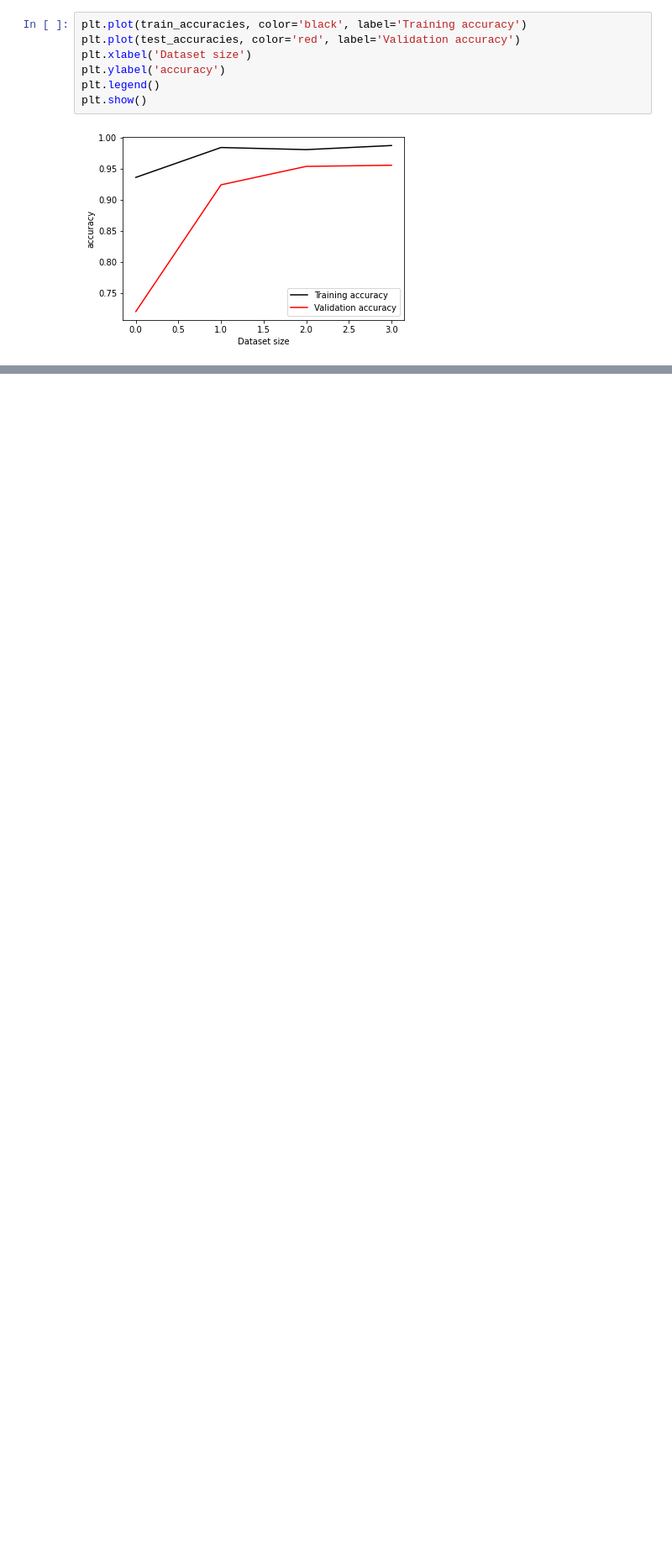
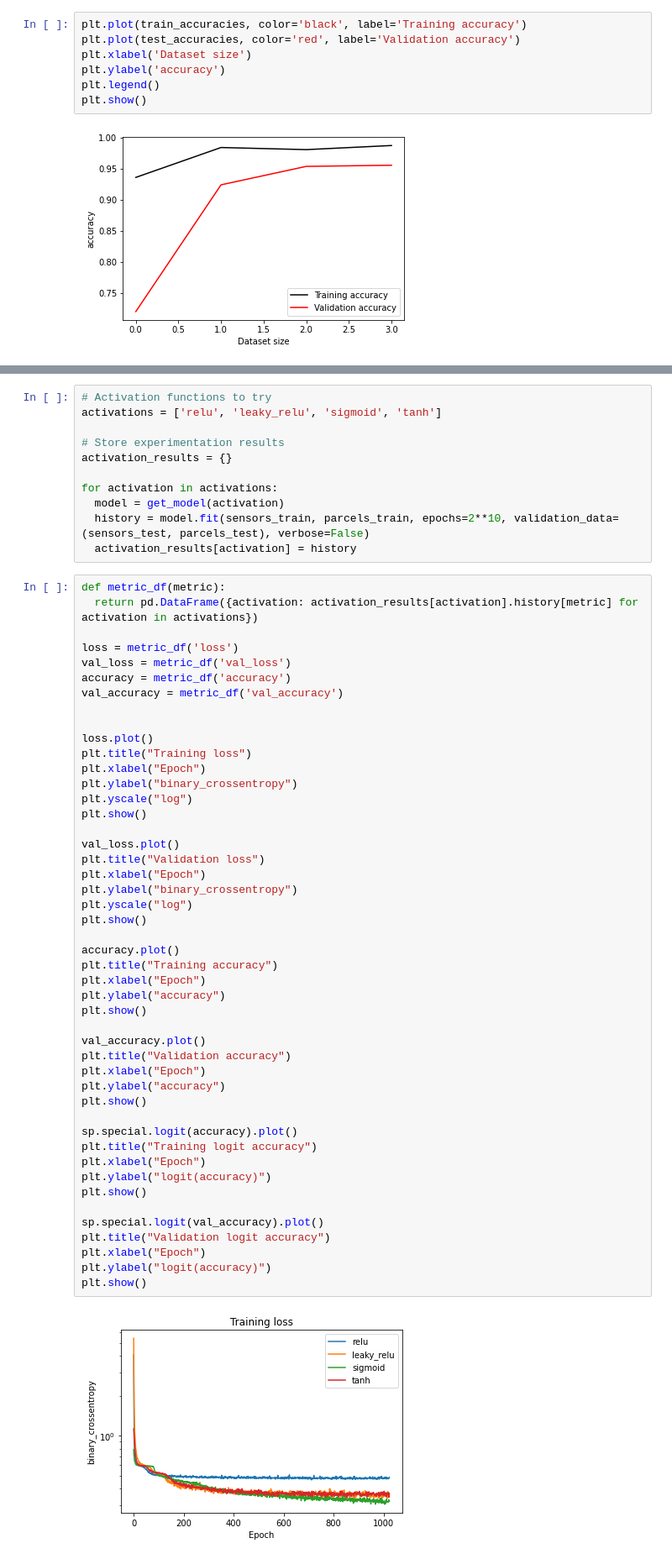
Before and after one commit to PabloBrianese/introduction-to-deep-learning, a Jupyter notebook: introduction-to-deep-learning-with-keras/chapter3.ipynb, the cells around one changed output, grey strips where cells are left out. Shown: that part at 84% size. Drawn from its saved outputs; the diff is of its cells as text; blank space fills up the shorter version.

```diff
--- a/introduction-to-deep-learning-with-keras/chapter3.ipynb
+++ b/introduction-to-deep-learning-with-keras/chapter3.ipynb
@@ -127,0 +190,60 @@ plt.show()
+# %%
+# Activation functions to try
+activations = ['relu', 'leaky_relu', 'sigmoid', 'tanh']
+
+# Store experimentation results
+activation_results = {}
+
+for activation in activations:
+  model = get_model(activation)
+  history = model.fit(sensors_train, parcels_train, epochs=2**10, validation_data=(sensors_test, parcels_test), verbose=False)
+  activation_results[activation] = history
+# %%
+def metric_df(metric):
+  return pd.DataFrame({activation: activation_results[activation].history[metric] for activation in activations})
+
+loss = metric_df('loss')
+val_loss = metric_df('val_loss')
+accuracy = metric_df('accuracy')
+val_accuracy = metric_df('val_accuracy')
+
+
+loss.plot()
+plt.title("Training loss")
+plt.xlabel("Epoch")
+plt.ylabel("binary_crossentropy")
+plt.yscale("log")
+plt.show()
+
+val_loss.plot()
+plt.title("Validation loss")
+plt.xlabel("Epoch")
+plt.ylabel("binary_crossentropy")
+plt.yscale("log")
+plt.show()
+
+accuracy.plot()
+plt.title("Training accuracy")
+plt.xlabel("Epoch")
+plt.ylabel("accuracy")
+plt.show()
+
+val_accuracy.plot()
+plt.title("Validation accuracy")
+plt.xlabel("Epoch")
+plt.ylabel("accuracy")
+plt.show()
+
+sp.special.logit(accuracy).plot()
+plt.title("Training logit accuracy")
+plt.xlabel("Epoch")
+plt.ylabel("logit(accuracy)")
+plt.show()
+
+sp.special.logit(val_accuracy).plot()
+plt.title("Validation logit accuracy")
+plt.xlabel("Epoch")
+plt.ylabel("logit(accuracy)")
+plt.show()
+# %% [output]
+[figure, added]
```
Also changed, not shown: parts of 4 cells of this notebook.
